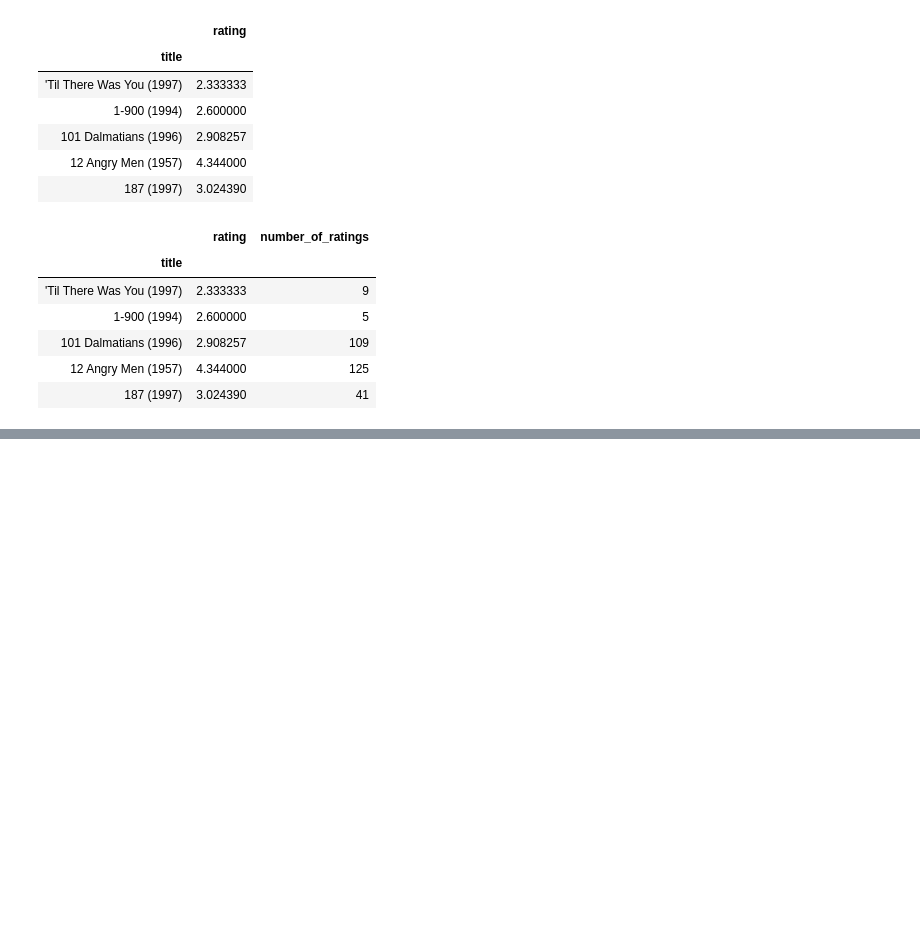
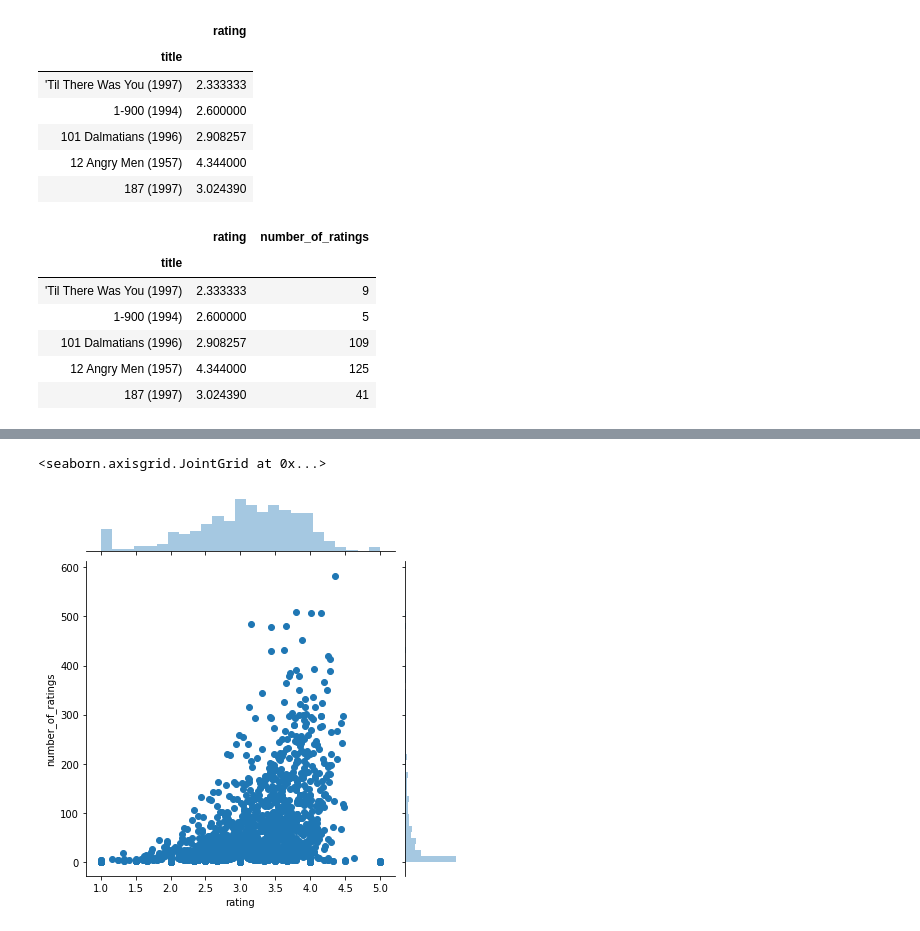
Before and after one commit to Dragonfly99/Movie_Recommendations, a Jupyter notebook: Recommender_System.ipynb, the cells around one changed output, grey strips where cells are left out. Cells and saved outputs as stored; diff of their text form; code cells hidden in the pictures; blank space fills up the shorter version.

```diff
--- a/Recommender_System.ipynb
+++ b/Recommender_System.ipynb
@@ -83,0 +95,5 @@ ratings.head()
+# %%
+sns.jointplot(x ='rating', y ='number_of_ratings', data = ratings)
+# %% [output]
+<seaborn.axisgrid.JointGrid at 0x...>
+[figure, added]
```
Also changed, not shown: parts of 13 cells of this notebook.
